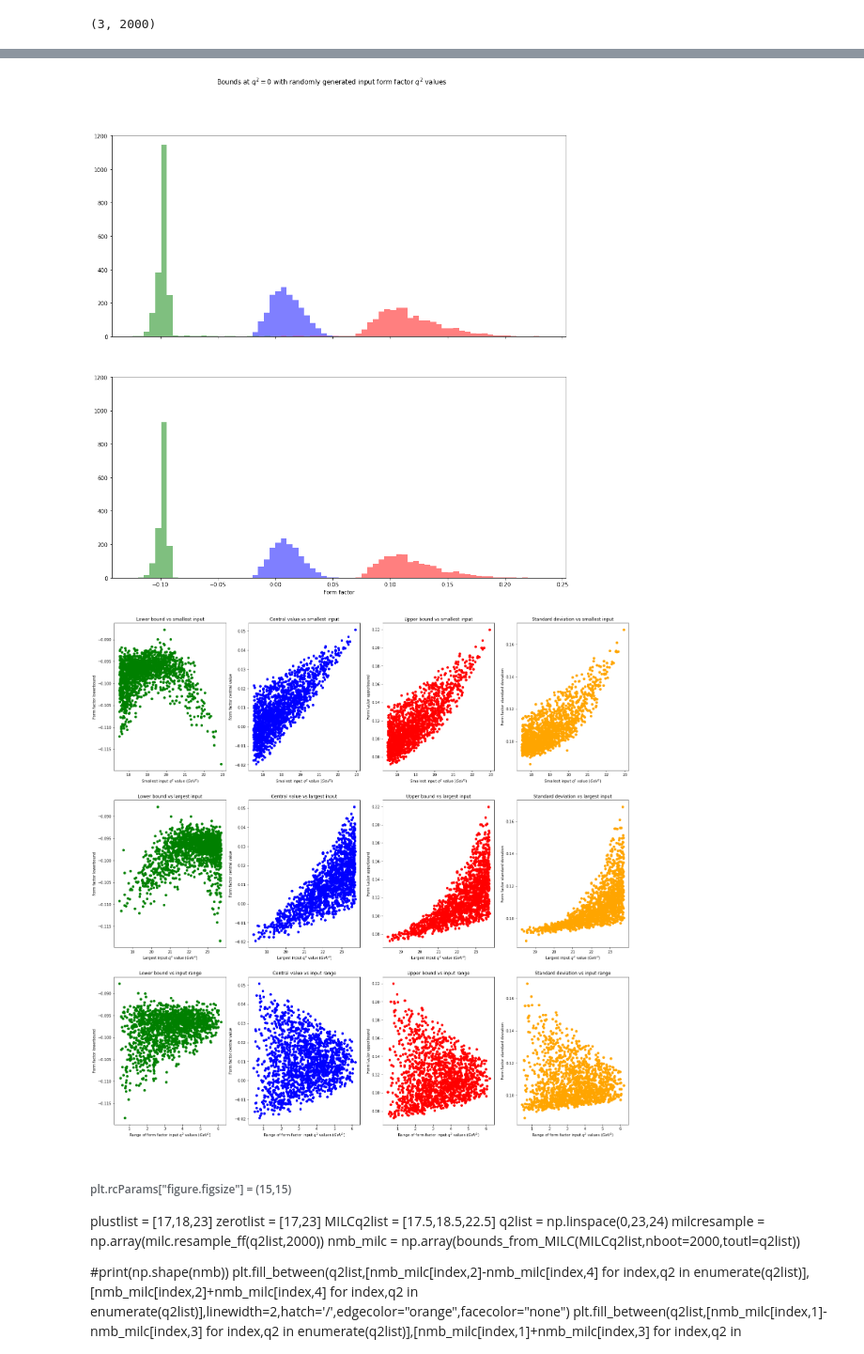
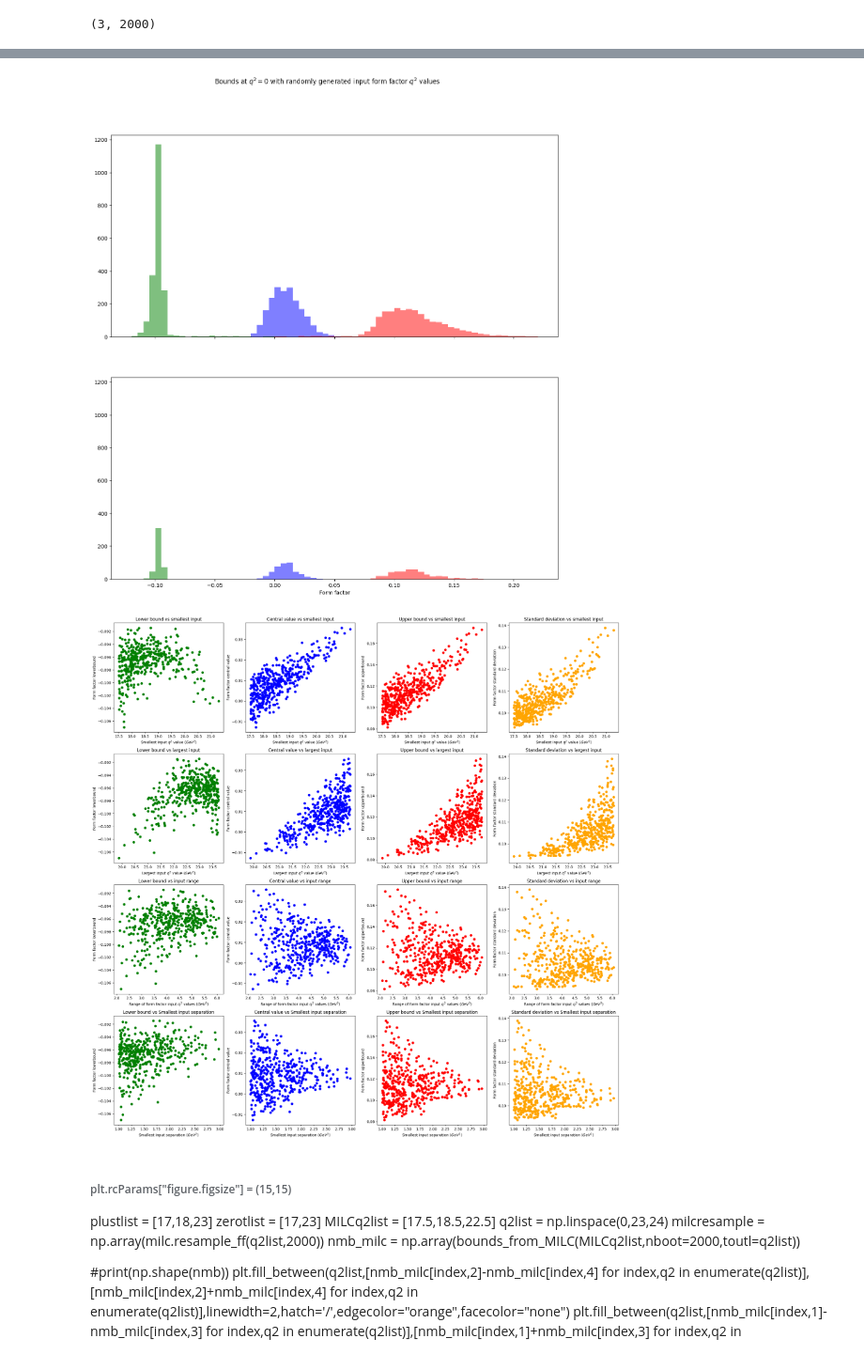
Before and after one commit to CJayRS/AlternateZFit, a Jupyter notebook: Input_variation-MILC.ipynb, the cells around one changed output, grey strips where cells are left out. Shown at 94% size. Saved outputs shown, nothing was run; the diff lists cells and outputs as text; code cells hidden in the pictures.

Commit message:
graphing done + ipynb?

```diff
--- a/Input_variation-MILC.ipynb
+++ b/Input_variation-MILC.ipynb
@@ -831,6 +831,6 @@ plt.show()
 # %%
 columns_to_delete = []
-filterval = 0.2
+filterval = 1
 for i in range(len(randfzero[0])):
     to_bin = False
     if abs(randfzero[1,i] - randfzero[0,i]) < filterval:
@@ -954,7 +954,7 @@ axs[1].set_xlabel(r'Form factor')
 
 plt.show()
 # %% [output]
-[figure, old version]
+[figure, new version]
 # %%
 ### investigating covariance between lowest f0 point and bound values ###
 
@@ -973,10 +973,19 @@ i = 201
 for i in range(len(random_input_bounds_filtered[0,:])):
     if random_input_bounds_filtered[0,i] - random_input_bounds_filtered[1,i] >-.08:
         print(i,fzero_fs[:,i],fplus_fs[:,i])
+# %%
+def smallestinputsep(inq2zero: list):
+
+    diff = np.inf
+    if inq2zero[1] - inq2zero[0] < diff:
+        diff = - inq2zero[0] + inq2zero[1]
+    if inq2zero[2] - inq2zero[1] < diff:
+        diff = - inq2zero[1] + inq2zero[2]
+    return diff
 # %%
 plt.rcParams["figure.figsize"] = (25,25)
 plotrange = range(np.shape(fzero_fs)[1])
-fig,axs = plt.subplots(3,4)#,sharex='col',sharey='col'
+fig,axs = plt.subplots(4,4)#,sharex='col',sharey='col'
 #fig.suptitle(r"Investigating how bounds change with the input form factor values (filtered)")
 axs[0,0].set_title("Lower bound vs smallest input")
 axs[0,0].scatter([fzero_fs[0,i] for i in plotrange],[lowerbounds[i] for i in plotrange],color = "green")#,label="Central value"
@@ -1013,34 +1022,55 @@ axs[1,2].scatter([fzero_fs[2,i] for i in plotrange],[upperbounds[i] for i in plo
 axs[1,2].set_xlabel(r'Largest input $q^2$ value ($GeV^2$)')
 axs[1,2].set_ylabel(r'Form factor upperbound')
 
 axs[1,3].set_title("Standard deviation vs largest input")
 axs[1,3].scatter([fzero_fs[2,i] for i in plotrange],[upperbounds[i]-centralvals[i] for i in plotrange],color = "orange")#,label="Central value"
 axs[1,3].set_xlabel(r'Largest input $q^2$ value ($GeV^2$)')
 axs[1,3].set_ylabel(r'Form factor standard deviation')
 
 axs[2,0].set_title("Lower bound vs input range")
 axs[2,0].scatter([fzero_fs[2,i]-fzero_fs[0,i] for i in plotrange],[lowerbounds[i] for i in plotrange],color = "green")#,label="Central value"
 axs[2,0].set_xlabel(r'Range of form factor input $q^2$ values ($GeV^2$)')
 axs[2,0].set_ylabel(r'Form factor lowerbound')
 
 axs[2,1].set_title("Central value vs input range")
 axs[2,1].scatter([fzero_fs[2,i]-fzero_fs[0,i] for i in plotrange],[centralvals[i] for i in plotrange],color = "blue")#,label="Central value"
 axs[2,1].set_xlabel(r'Range of form factor input $q^2$ values ($GeV^2$)')
 axs[2,1].set_ylabel(r'Form factor central value')
 
 axs[2,2].set_title("Upper bound vs input range")
 axs[2,2].scatter([fzero_fs[2,i]-fzero_fs[0,i] for i in plotrange],[upperbounds[i] for i in plotrange],color = "red")#,label="Central value"
 axs[2,2].set_xlabel(r'Range of form factor input $q^2$ values ($GeV^2$)')
 axs[2,2].set_ylabel(r'Form factor upperbound')
 
 axs[2,3].set_title("Standard deviation vs input range")
 axs[2,3].scatter([fzero_fs[2,i]-fzero_fs[0,i] for i in plotrange],[upperbounds[i]-centralvals[i] for i in plotrange],color = "orange")#,label="Central value"
 axs[2,3].set_xlabel(r'Range of form factor input $q^2$ values ($GeV^2$)')
 axs[2,3].set_ylabel(r'Form factor standard deviation')
 
+axs[3,0].set_title("Lower bound vs Smallest input separation")
+axs[3,0].scatter([smallestinputsep(fzero_fs[:,i]) for i in plotrange],[lowerbounds[i] for i in plotrange],color = "green")#,label="Central value"
+axs[3,0].set_xlabel(r'Smallest input separation ($GeV^2$)')
+axs[3,0].set_ylabel(r'Form factor lowerbound')
+
+axs[3,1].set_title("Central value vs Smallest input separation")
+axs[3,1].scatter([smallestinputsep(fzero_fs[:,i]) for i in plotrange],[centralvals[i] for i in plotrange],color = "blue")#,label="Central value"
+axs[3,1].set_xlabel(r'Smallest input separation ($GeV^2$)')
+axs[3,1].set_ylabel(r'Form factor central value')
+
+axs[3,2].set_title("Upper bound vs Smallest input separation")
+axs[3,2].scatter([smallestinputsep(fzero_fs[:,i]) for i in plotrange],[upperbounds[i] for i in plotrange],color = "red")#,label="Central value"
+axs[3,2].set_xlabel(r'Smallest input separation ($GeV^2$)')
+axs[3,2].set_ylabel(r'Form factor upperbound')
+
+axs[3,3].set_title("Standard deviation vs Smallest input separation")
+axs[3,3].scatter([smallestinputsep(fzero_fs[:,i]) for i in plotrange],[upperbounds[i]-centralvals[i] for i in plotrange],color = "orange")#,label="Central value"
+axs[3,3].set_xlabel(r'Smallest input separation ($GeV^2$)')
+axs[3,3].set_ylabel(r'Form factor standard deviation')
+
+
 plt.show()
 # %% [output]
-[figure, old version]
+[figure, new version]
 # %% [markdown]
 ###### plt.rcParams["figure.figsize"] = (15,15)
 plustlist = [17,18,23]
```
Also changed, not shown: parts of 6 cells of this notebook, 3 other files.
